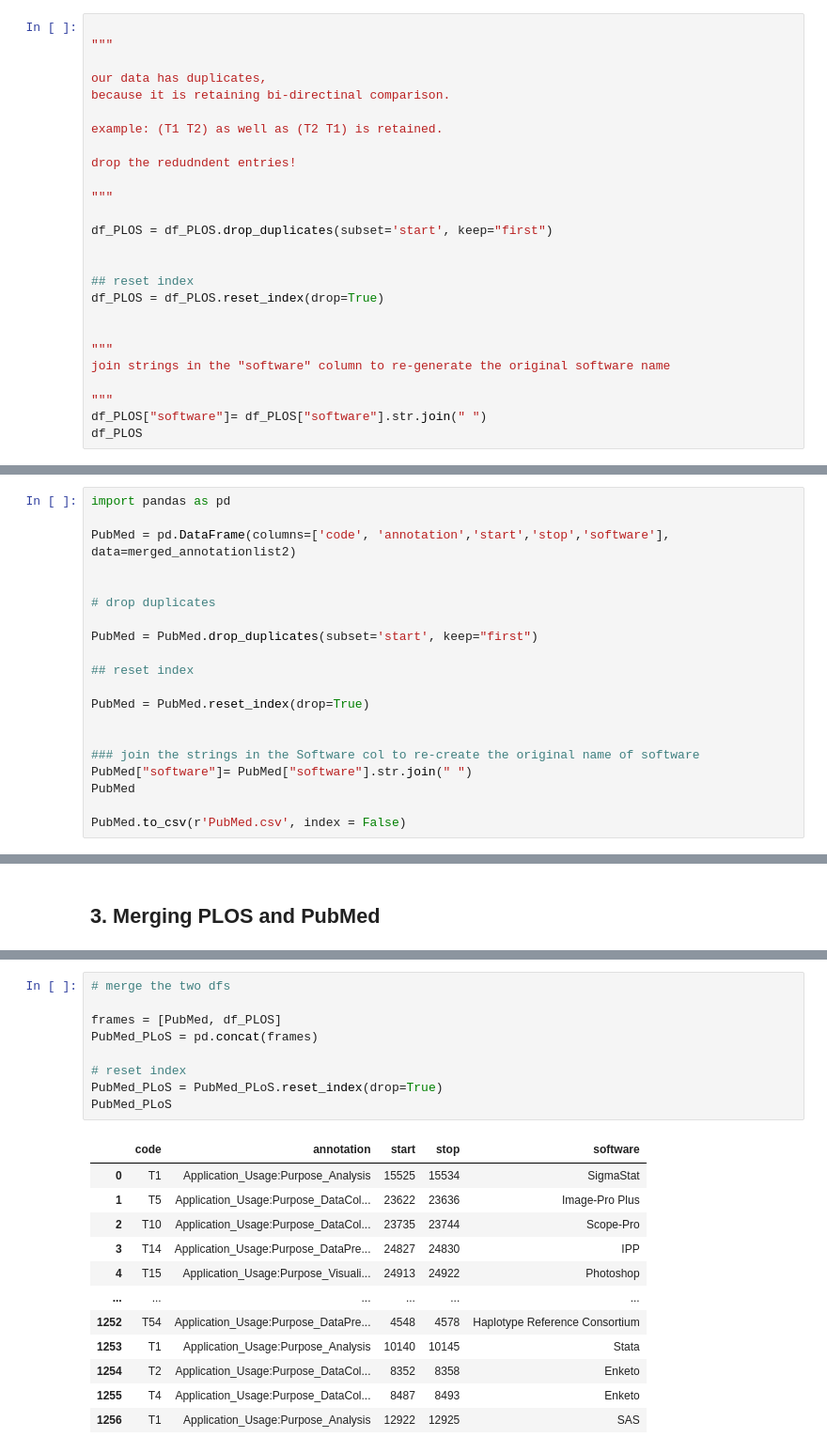
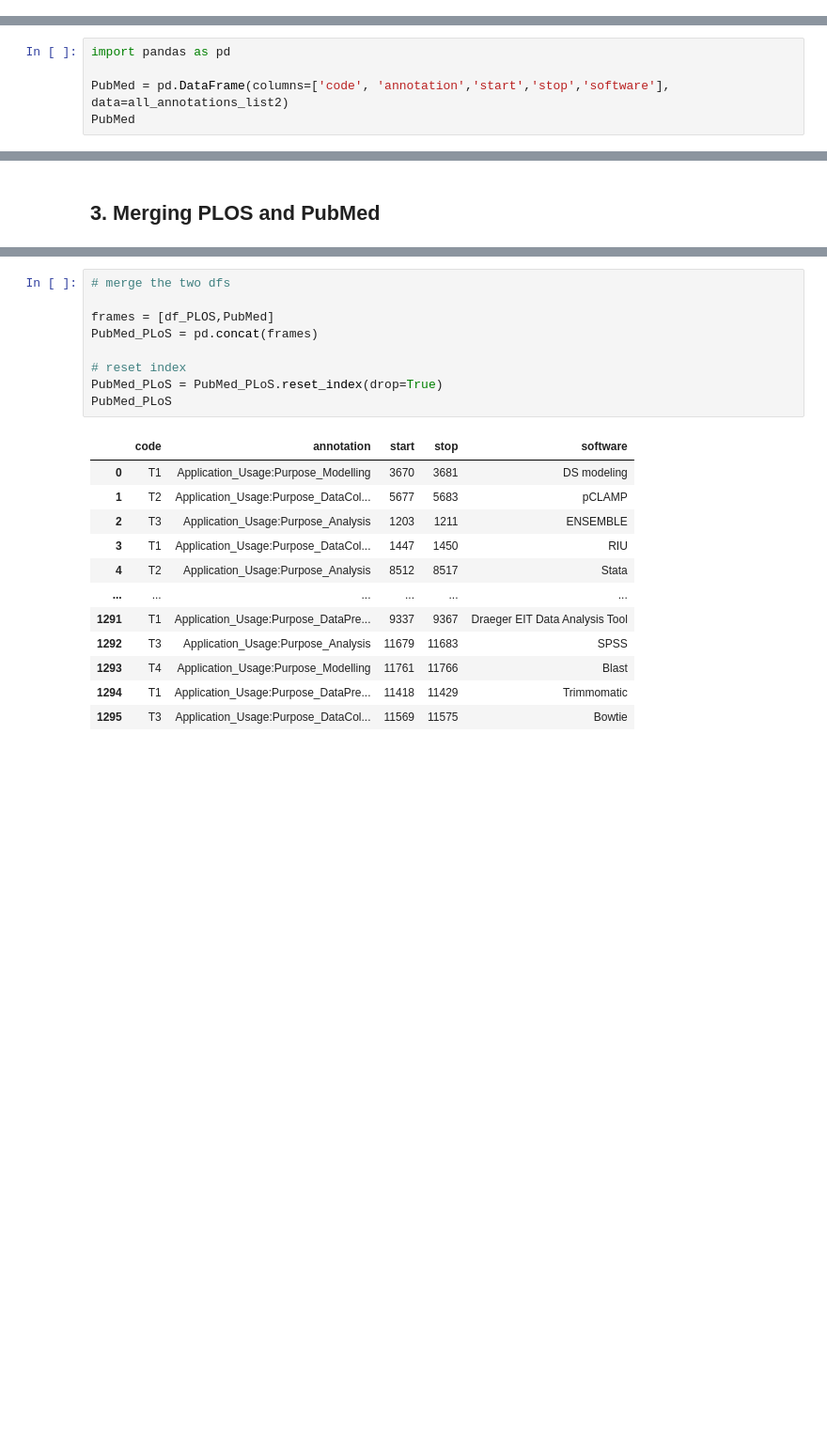
Before and after one commit to BeTKH/Automatic-classifcation-of-purpose-of-software-in-Scientific-articles, a Jupyter notebook: somecode/Merging Annotations.ipynb, the cells around one changed output, grey strips where cells are left out. Shown at 94% size. Cells and saved outputs as stored; diff of their text form; blank space fills up the shorter version.

Commit message:
updated code for merging annotations

```diff
--- a/somecode/Merging Annotations.ipynb
+++ b/somecode/Merging Annotations.ipynb
@@ -245,26 +334,0 @@ df_PLOS.head(10)
-# %%
-
-"""
-
-our data has duplicates,
-because it is retaining bi-directinal comparison.
-
-example: (T1 T2) as well as (T2 T1) is retained.
-
-drop the redudndent entries!
-
-"""
-
-df_PLOS = df_PLOS.drop_duplicates(subset='start', keep="first")
-
-
-## reset index
-df_PLOS = df_PLOS.reset_index(drop=True)
-
-
-"""
-join strings in the "software" column to re-generate the original software name
-
-"""
-df_PLOS["software"]= df_PLOS["software"].str.join(" ")
-df_PLOS
@@ -410,20 +572,5 @@ overview of merged annotation list of PubMed full text :
 # %%
 import pandas as pd
 
-PubMed = pd.DataFrame(columns=['code', 'annotation','start','stop','software'], data=merged_annotationlist2)
-
-
-# drop duplicates
-
-PubMed = PubMed.drop_duplicates(subset='start', keep="first")
-
-## reset index
-
-PubMed = PubMed.reset_index(drop=True)
-
-
-### join the strings in the Software col to re-create the original name of software
-PubMed["software"]= PubMed["software"].str.join(" ")
+PubMed = pd.DataFrame(columns=['code', 'annotation','start','stop','software'], data=all_annotations_list2)
 PubMed
-
-PubMed.to_csv(r'PubMed.csv', index = False)
@@ -484,22 +648,22 @@ PubMed
 # %%
 # merge the two dfs
 
-frames = [PubMed, df_PLOS]
+frames = [df_PLOS,PubMed]
 PubMed_PLoS = pd.concat(frames)
 
 # reset index
 PubMed_PLoS = PubMed_PLoS.reset_index(drop=True)
 PubMed_PLoS
 # %% [output]
 |  | code | annotation | start | stop | software |
-| 0 | T1 | Application_Usage:Purpose_Analysis | 15525 | 15534 | SigmaStat |
-| 1 | T5 | Application_Usage:Purpose_DataCol... | 23622 | 23636 | Image-Pro Plus |
-| 2 | T10 | Application_Usage:Purpose_DataCol... | 23735 | 23744 | Scope-Pro |
-| 3 | T14 | Application_Usage:Purpose_DataPre... | 24827 | 24830 | IPP |
-| 4 | T15 | Application_Usage:Purpose_Visuali... | 24913 | 24922 | Photoshop |
+| 0 | T1 | Application_Usage:Purpose_Modelling | 3670 | 3681 | DS modeling |
+| 1 | T2 | Application_Usage:Purpose_DataCol... | 5677 | 5683 | pCLAMP |
+| 2 | T3 | Application_Usage:Purpose_Analysis | 1203 | 1211 | ENSEMBLE |
+| 3 | T1 | Application_Usage:Purpose_DataCol... | 1447 | 1450 | RIU |
+| 4 | T2 | Application_Usage:Purpose_Analysis | 8512 | 8517 | Stata |
 | ... | ... | ... | ... | ... | ... |
-| 1252 | T54 | Application_Usage:Purpose_DataPre... | 4548 | 4578 | Haplotype Reference Consortium |
-| 1253 | T1 | Application_Usage:Purpose_Analysis | 10140 | 10145 | Stata |
-| 1254 | T2 | Application_Usage:Purpose_DataCol... | 8352 | 8358 | Enketo |
-| 1255 | T4 | Application_Usage:Purpose_DataCol... | 8487 | 8493 | Enketo |
-| 1256 | T1 | Application_Usage:Purpose_Analysis | 12922 | 12925 | SAS |
+| 1291 | T1 | Application_Usage:Purpose_DataPre... | 9337 | 9367 | Draeger EIT Data Analysis Tool |
+| 1292 | T3 | Application_Usage:Purpose_Analysis | 11679 | 11683 | SPSS |
+| 1293 | T4 | Application_Usage:Purpose_Modelling | 11761 | 11766 | Blast |
+| 1294 | T1 | Application_Usage:Purpose_DataPre... | 11418 | 11429 | Trimmomatic |
+| 1295 | T3 | Application_Usage:Purpose_DataCol... | 11569 | 11575 | Bowtie |
```
Also changed, not shown: parts of 25 cells of this notebook.
